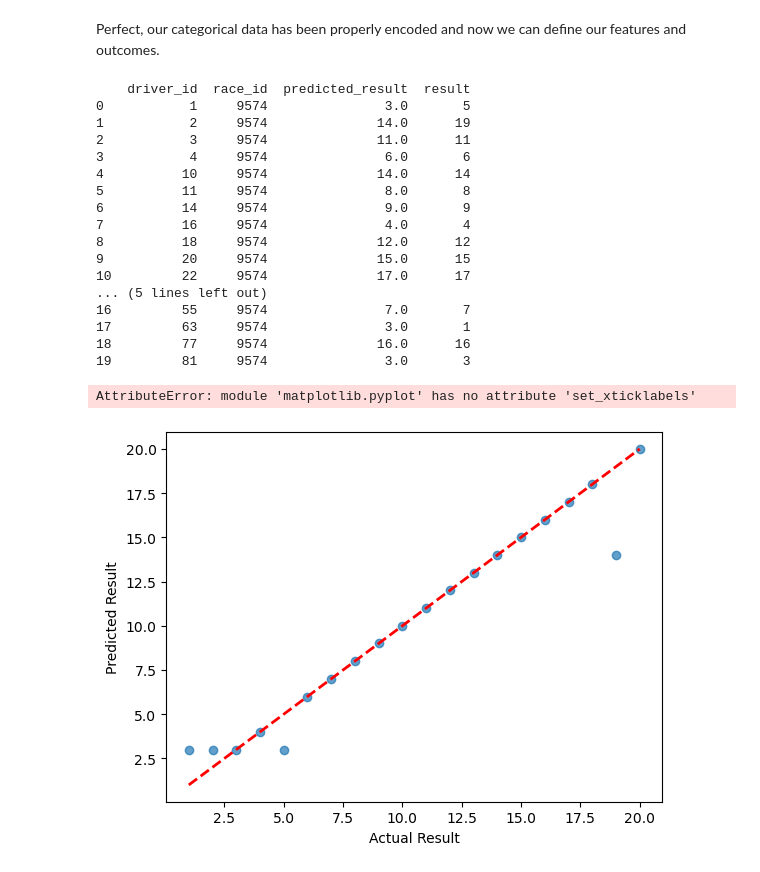
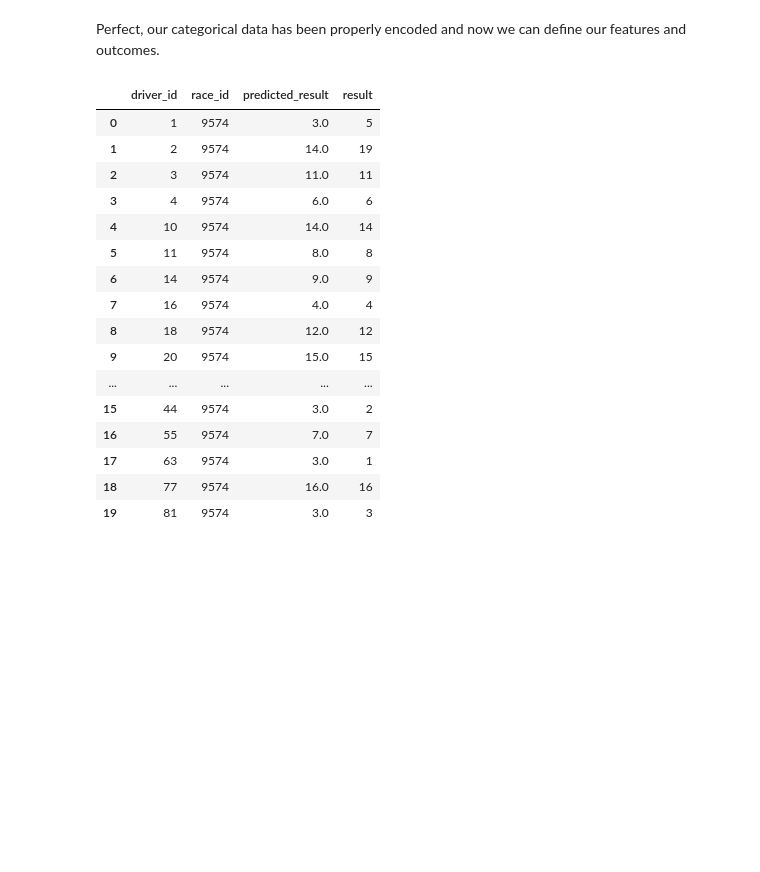
Before and after one commit to elcid14/f1-machine-learning-project, a Jupyter notebook: f1-prediction-project.ipynb, the cells around one changed output. Drawn from its saved outputs; the diff is of its cells as text; code cells hidden in the pictures; blank space fills up the shorter version.

Commit message:
finished model run, need to do observations

```diff
--- a/f1-prediction-project.ipynb
+++ b/f1-prediction-project.ipynb
@@ -369,64 +369,53 @@ Perfect, our categorical data has been properly encoded and now we can define ou
 # %%
 #these are the features we want to later have part of the DMatrix
 from sklearn.preprocessing import StandardScaler
+import matplotlib.pyplot as plt
 
 # Assuming final_data_frame is your DataFrame
 # Preprocess the data
 features = ["avg_lap_duration", "max_speed", "avg_air_temp", "avg_track_temp",
             "avg_humidity", "avg_throttle", "avg_rpm", "avg_pit_duration", "pit_stops"]
 X = final_data_frame[features]
 y = final_data_frame["result"]
 
 # Handle missing values
 X = X.fillna(X.mean())  # or use other strategies like interpolation, etc.
 y = y.fillna(y.mean())
 
 # Split the data into training and testing sets
 X_train, X_test, y_train, y_test = train_test_split(X, y, test_size=0.2, random_state=42)
 
 # Scale features
 scaler = StandardScaler()
 X_train_scaled = scaler.fit_transform(X_train)
 X_test_scaled = scaler.transform(X_test)
 
-# Define and train the XGBoost model
+# Define and train the XGBoost model, in this case I am using squarederror
 xg_model = xgb.XGBRegressor(objective='reg:squarederror', random_state=42)
 xg_model.fit(X_train_scaled, y_train)
 
-# Predict for all drivers (using the full dataset)
-X_scaled = scaler.transform(X)  # Scale all features for prediction
+# Predict result for all drivers from the dataset
+X_scaled = scaler.transform(X)
 final_data_frame['predicted_result'] = np.round(xg_model.predict(X_scaled))
 
-# Display the results
+# Display the results in a new dataframe
 predicted_results = final_data_frame[['driver_id', 'race_id', 'predicted_result', 'result']]
-print(predicted_results)
-
-#display results
-plt.scatter(final_data_frame['result'], final_data_frame['predicted_result'], alpha=0.7)
-plt.plot([min(final_data_frame['result']), max(final_data_frame['result'])],
-         [min(final_data_frame['result']), max(final_data_frame['result'])], 'r--', lw=2)
-plt.xlabel('Actual Result')
-plt.ylabel('Predicted Result')
-plt.set_xticklabels(tick_labels.astype('int'))
-plt.title('Actual vs Predicted Race Results')
-plt.show()
+predicted_results
 # %% [output]
-    driver_id  race_id  predicted_result  result
-0           1     9574               3.0       5
-1           2     9574              14.0      19
-2           3     9574              11.0      11
-3           4     9574               6.0       6
-4          10     9574              14.0      14
-5          11     9574               8.0       8
-6          14     9574               9.0       9
-7          16     9574               4.0       4
-8          18     9574              12.0      12
-9          20     9574              15.0      15
-10         22     9574              17.0      17
-... (5 lines left out)
-16         55     9574               7.0       7
-17         63     9574               3.0       1
-18         77     9574              16.0      16
-19         81     9574               3.0       3
-AttributeError: module 'matplotlib.pyplot' has no attribute 'set_xticklabels'
-[figure, removed]
+|  | driver_id | race_id | predicted_result | result |
+| 0 | 1 | 9574 | 3.0 | 5 |
+| 1 | 2 | 9574 | 14.0 | 19 |
+| 2 | 3 | 9574 | 11.0 | 11 |
+| 3 | 4 | 9574 | 6.0 | 6 |
+| 4 | 10 | 9574 | 14.0 | 14 |
+| 5 | 11 | 9574 | 8.0 | 8 |
+| 6 | 14 | 9574 | 9.0 | 9 |
+| 7 | 16 | 9574 | 4.0 | 4 |
+| 8 | 18 | 9574 | 12.0 | 12 |
+| 9 | 20 | 9574 | 15.0 | 15 |
+| ... | ... | ... | ... | ... |
+| 15 | 44 | 9574 | 3.0 | 2 |
+| 16 | 55 | 9574 | 7.0 | 7 |
+| 17 | 63 | 9574 | 3.0 | 1 |
+| 18 | 77 | 9574 | 16.0 | 16 |
+| 19 | 81 | 9574 | 3.0 | 3 |
```
Also changed, not shown: parts of 5 cells of this notebook.
